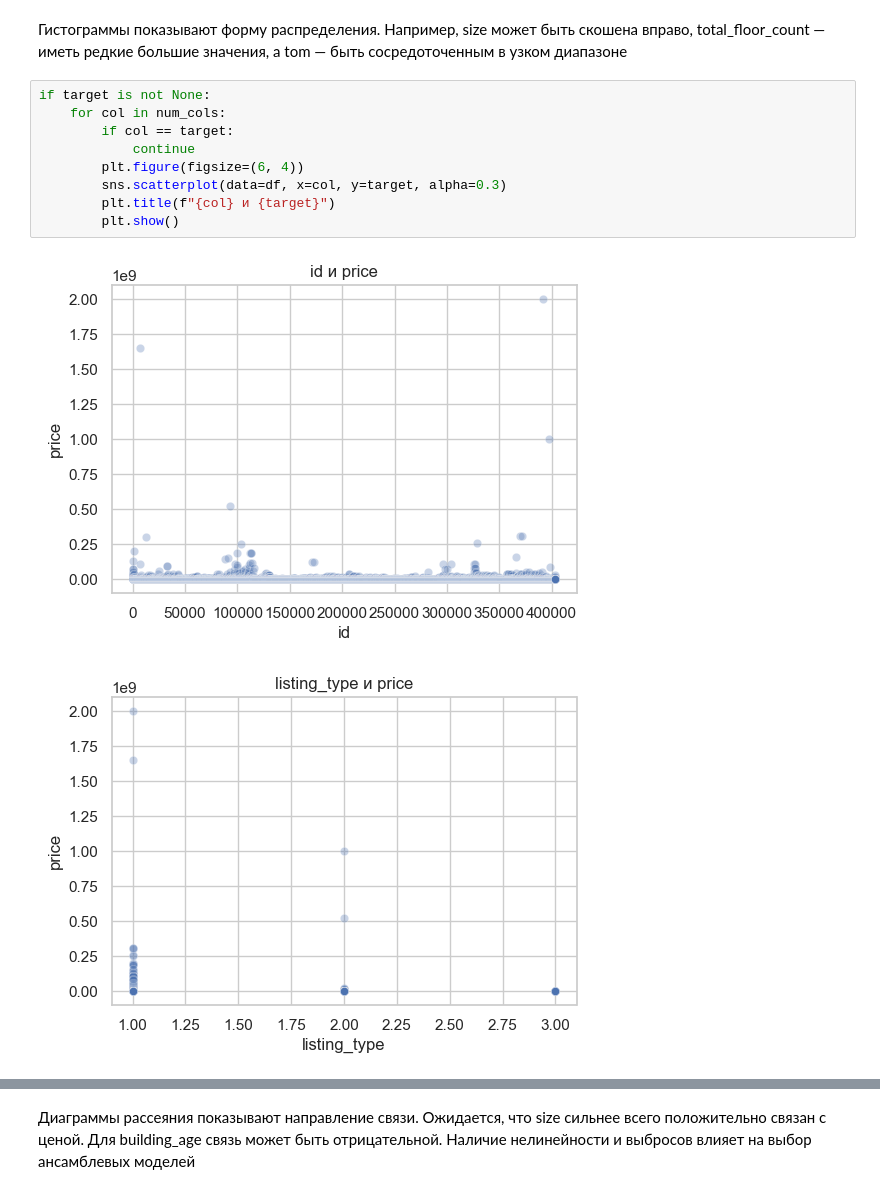
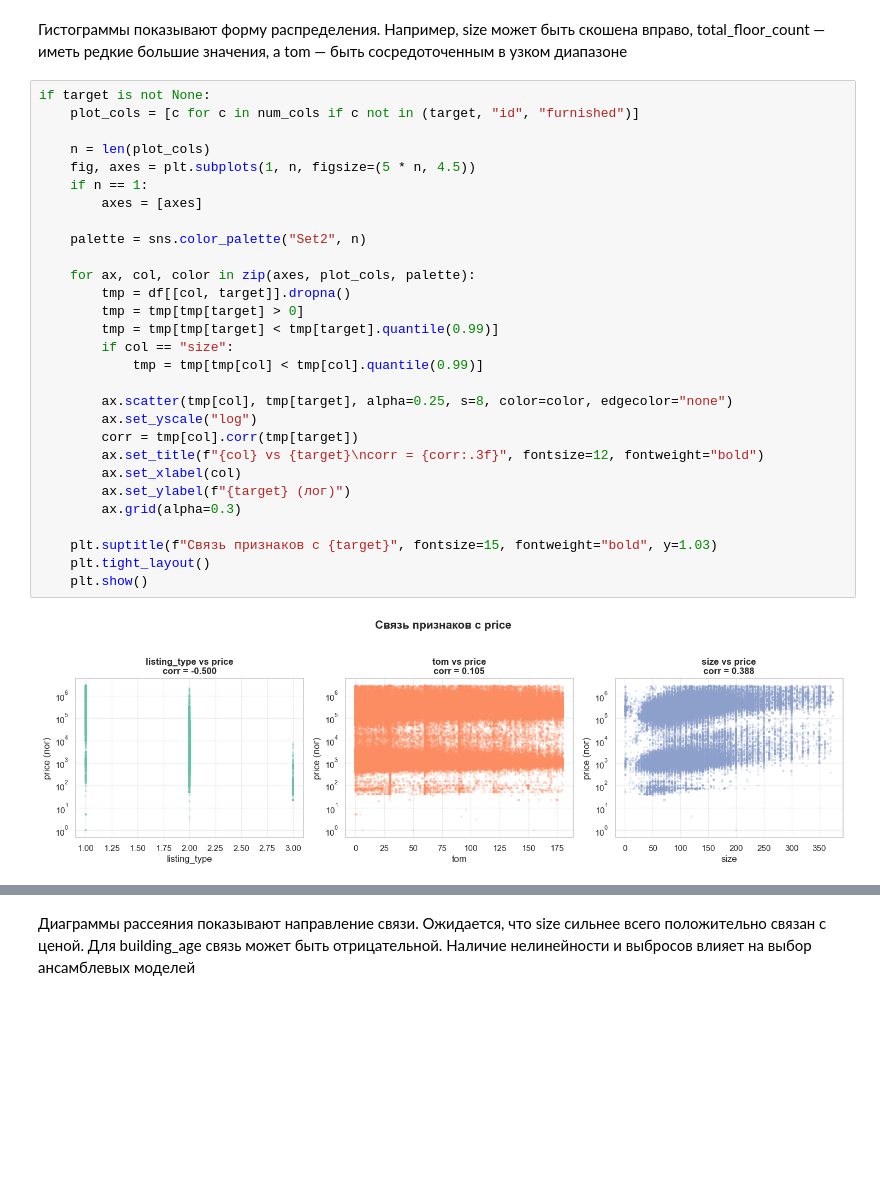
Before and after one commit to velvetrobe/Turkish_real_estate_machine, a Jupyter notebook: real_estate.ipynb, the cells around one changed output, grey strips where cells are left out. Drawn from its saved outputs; the diff is of its cells as text; blank space fills up the shorter version.

```diff
--- a/real_estate.ipynb
+++ b/real_estate.ipynb
@@ -189,13 +221,32 @@ KeyboardInterrupt:
 Гистограммы показывают форму распределения. Например, size может быть скошена вправо, total_floor_count — иметь редкие большие значения, а tom — быть сосредоточенным в узком диапазоне
 # %%
 if target is not None:
-    for col in num_cols:
-        if col == target:
-            continue
-        plt.figure(figsize=(6, 4))
-        sns.scatterplot(data=df, x=col, y=target, alpha=0.3)
-        plt.title(f"{col} и {target}")
-        plt.show()
+    plot_cols = [c for c in num_cols if c not in (target, "id", "furnished")]
+
+    n = len(plot_cols)
+    fig, axes = plt.subplots(1, n, figsize=(5 * n, 4.5))
+    if n == 1:
+        axes = [axes]
+
+    palette = sns.color_palette("Set2", n)
+
+    for ax, col, color in zip(axes, plot_cols, palette):
+        tmp = df[[col, target]].dropna()
+        tmp = tmp[tmp[target] > 0]
+        tmp = tmp[tmp[target] < tmp[target].quantile(0.99)]
+        if col == "size":
+            tmp = tmp[tmp[col] < tmp[col].quantile(0.99)]
+
+        ax.scatter(tmp[col], tmp[target], alpha=0.25, s=8, color=color, edgecolor="none")
+        ax.set_yscale("log")
+        corr = tmp[col].corr(tmp[target])
+        ax.set_title(f"{col} vs {target}\ncorr = {corr:.3f}", fontsize=12, fontweight="bold")
+        ax.set_xlabel(col)
+        ax.set_ylabel(f"{target} (лог)")
+        ax.grid(alpha=0.3)
+
+    plt.suptitle(f"Связь признаков с {target}", fontsize=15, fontweight="bold", y=1.03)
+    plt.tight_layout()
+    plt.show()
 # %% [output]
-[figure, old version]
+[figure, new version]
-[figure, removed]
```
Also changed, not shown: parts of 22 cells of this notebook, 23 other files.
